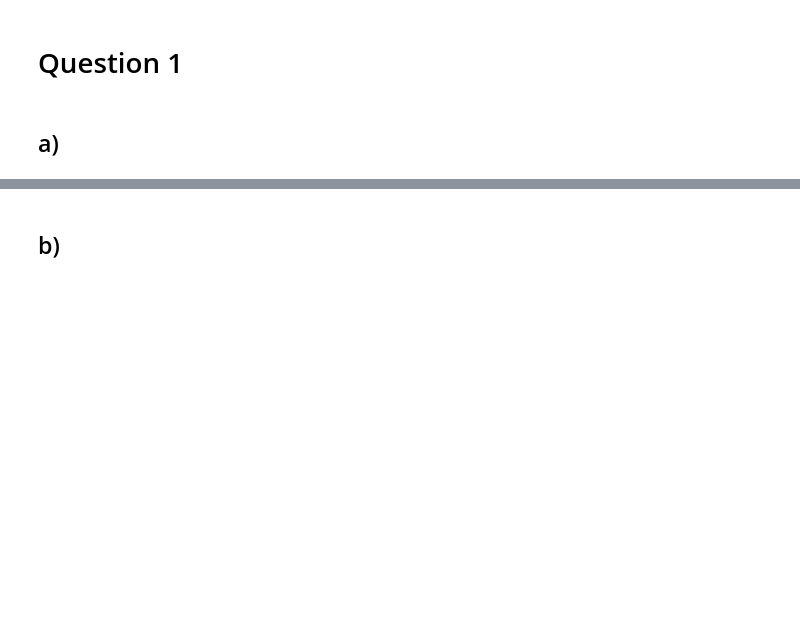
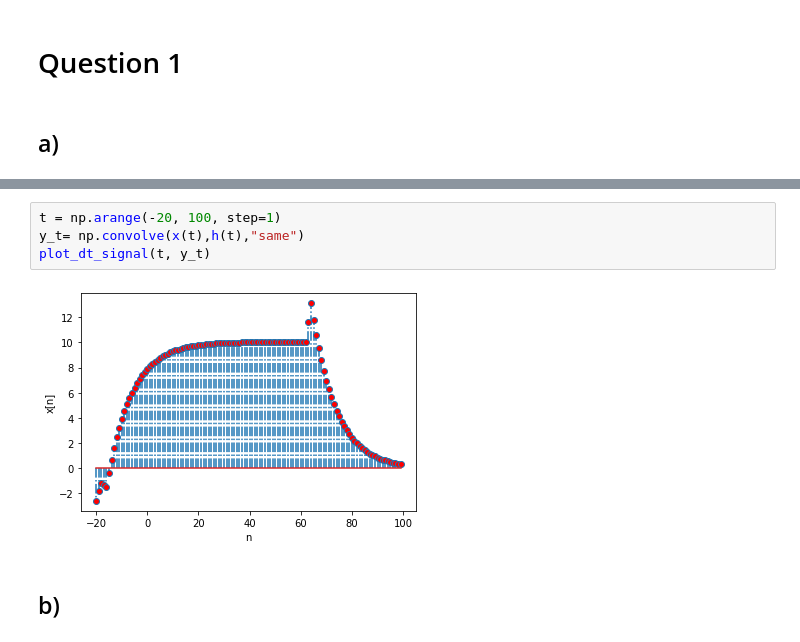
Before and after one commit to hoseinlook/signals_and_systems_hws, a Jupyter notebook: hw2/HW2_signals_and_systems.ipynb, the cells around one changed output, grey strips where cells are left out. Cells and saved outputs as stored; diff of their text form; blank space fills up the shorter version.

```diff
--- a/hw2/HW2_signals_and_systems.ipynb
+++ b/hw2/HW2_signals_and_systems.ipynb
@@ -68,3 +64,9 @@ plot_dt_signal(t, y_t)
+# %%
+t = np.arange(-20, 100, step=1)
+y_t= np.convolve(x(t),h(t),"same")
+plot_dt_signal(t, y_t)
+# %% [output]
+[figure, added]
 # %% [markdown]
 ## b)
 # %%
```
Also changed, not shown: parts of 14 cells of this notebook.
